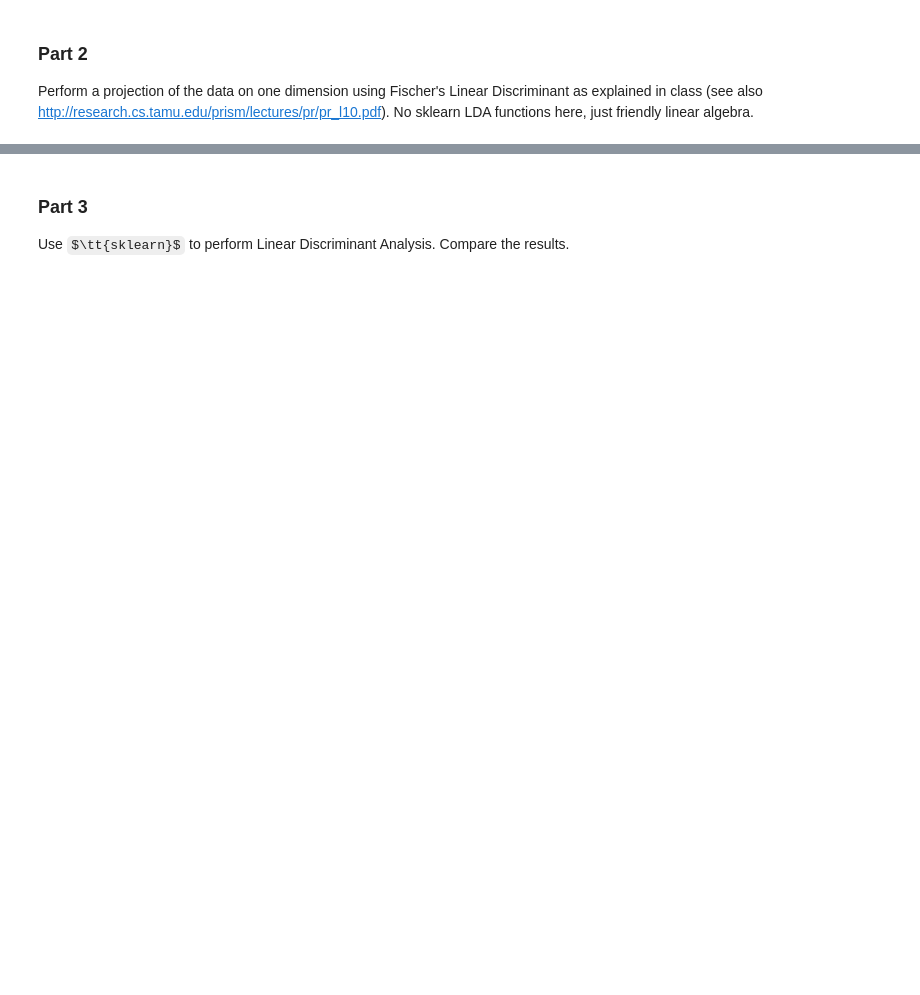
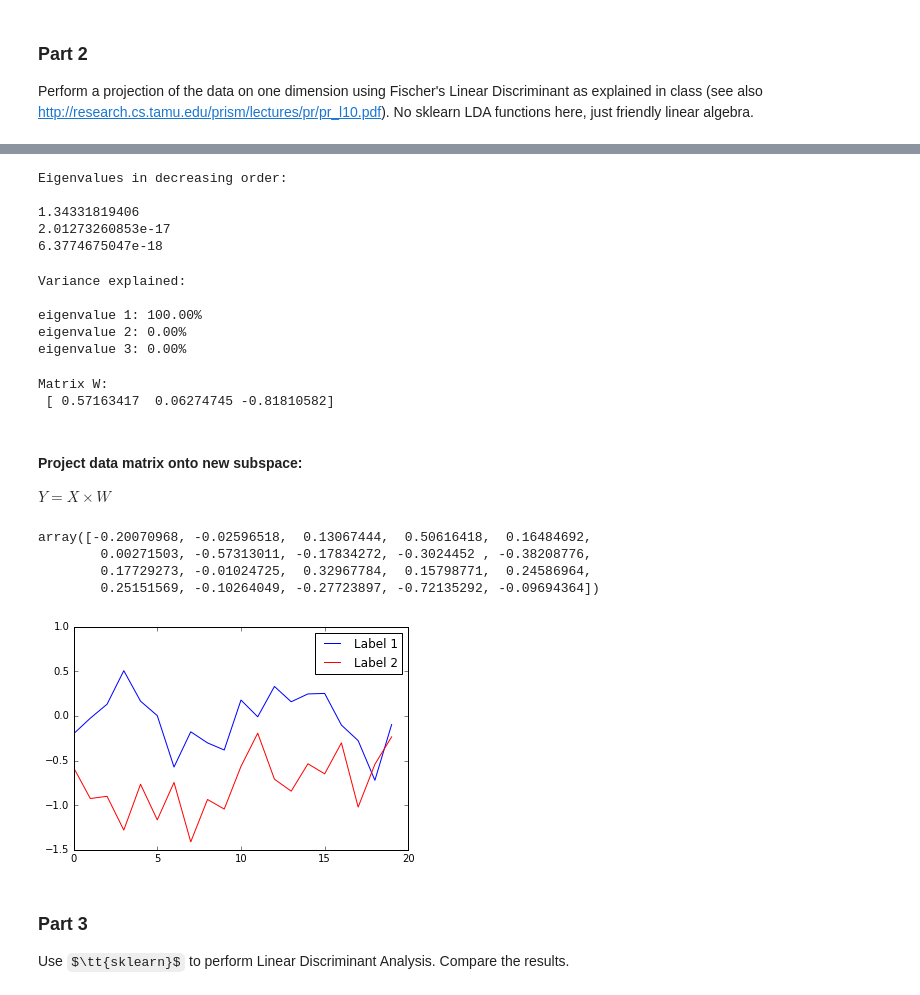
Before and after one commit to RohanNagar/datasciencelab-utaustin, a Jupyter notebook: lab5/lab5.ipynb, the cells around one changed output, grey strips where cells are left out. Drawn from its saved outputs; the diff is of its cells as text; code cells hidden in the pictures; some formulas as TeX source; blank space fills up the shorter version.

```diff
--- a/lab5/lab5.ipynb
+++ b/lab5/lab5.ipynb
@@ -45,0 +115,7 @@ Perform a projection of the data on one dimension using Fischer's Linear Discrim
+# %%
+eig_vals, eig_vecs = np.linalg.eig(np.linalg.inv(S_W) @ S_B)
+
+for i in range(len(eig_vals)):
+    eigvec_sc = eig_vecs[:, i].reshape(-1, 1)
+    print('\nEigenvector {}: \n{}'.format(i+1, eigvec_sc.real))
+    print('Eigenvalue {:}: {:.2e}'.format(i+1, eig_vals[i].real))
@@ -46,3 +140,65 @@ Perform a projection of the data on one dimension using Fischer's Linear Discrim
+# %%
+# Sort eigenvectors by their corresponding eigenvalues in descending order:
+# aka highest to lowest
+# Make a list of (eigenvalue, eigenvector) tuples
+eig_pairs = [(np.abs(eig_vals[i]), eig_vecs[:,i]) for i in range(len(eig_vals))]
+
+# Sort the (eigenvalue, eigenvector) tuples from high to low
+eig_pairs = sorted(eig_pairs, key=lambda k: k[0], reverse=True)
+
+# Visually confirm that the list is correctly sorted by decreasing eigenvalues
+
+print('Eigenvalues in decreasing order:\n')
+for i in eig_pairs:
+    print(i[0])
+# %% [output]
+Eigenvalues in decreasing order:
+
+1.34331819406
+2.01273260853e-17
+6.3774675047e-18
+# %%
+# "Explained variance"
+
+print('Variance explained:\n')
+eigv_sum = sum(eig_vals)
+for i,j in enumerate(eig_pairs):
+    print('eigenvalue {0:}: {1:.2%}'.format(i+1, (j[0]/eigv_sum).real))
+# %% [output]
+Variance explained:
+
+eigenvalue 1: 100.00%
+eigenvalue 2: 0.00%
+eigenvalue 3: 0.00%
+# %%
+# Choose eigenvector with the highest eigenvalue:
+
+W = eig_pairs[0][1]
+print('Matrix W:\n', W.real)
+# %% [output]
+Matrix W:
+ [ 0.57163417  0.06274745 -0.81810582]
+# %% [markdown]
+#### Project data matrix onto new subspace:
+$Y = X \times W$
+# %%
+label1_lda = label1_samples @ W
+label2_lda = label2_samples @ W
+label1_lda
+# %% [output]
+array([-0.20070968, -0.02596518,  0.13067444,  0.50616418,  0.16484692,
+        0.00271503, -0.57313011, -0.17834272, -0.3024452 , -0.38208776,
+        0.17729273, -0.01024725,  0.32967784,  0.15798771,  0.24586964,
+        0.25151569, -0.10264049, -0.27723897, -0.72135292, -0.09694364])
+# %%
+fig = plt.figure()
+ax = fig.add_subplot(111)
+ax.plot(label1_lda, label='Label 1')
+ax.plot(label2_lda, c='r', label='Label 2')
+ax.legend()
+fig.show()
+# %% [output]
+[figure, added]
 # %% [markdown]
 ### Part 3
 
```
Also changed, not shown: parts of 9 cells of this notebook.
